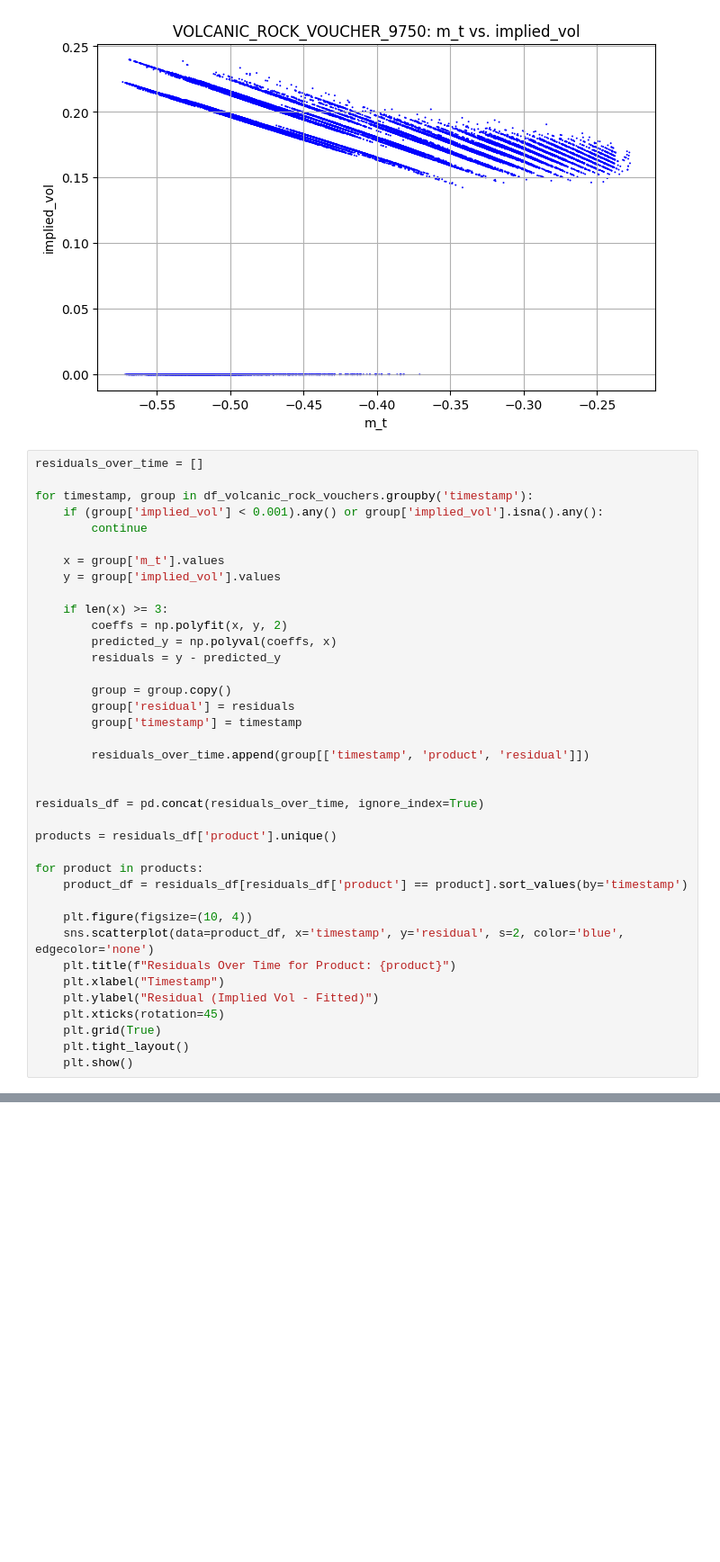
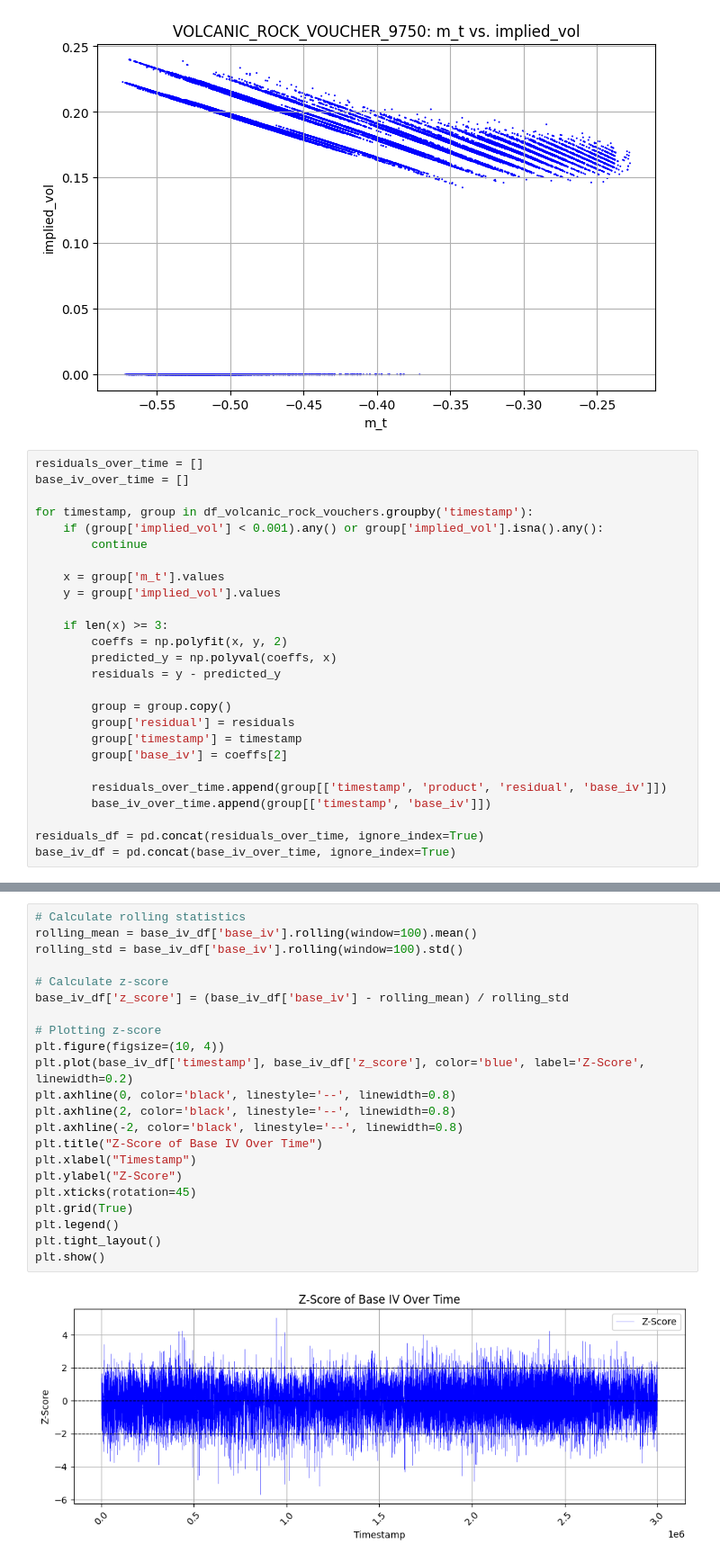
Before and after one commit to txuglassop/prosperity, a Jupyter notebook: notebooks/round3_research.ipynb, the cells around one changed output, grey strips where cells are left out. Shown at 90% size. Saved outputs shown, nothing was run; the diff lists cells and outputs as text; blank space fills up the shorter version.

```diff
--- a/notebooks/round3_research.ipynb
+++ b/notebooks/round3_research.ipynb
@@ -225,6 +225,7 @@ for product, group in df_volcanic_rock_vouchers.groupby('product'):
 [figure]
 # %%
 residuals_over_time = []
+base_iv_over_time = []
 
 for timestamp, group in df_volcanic_rock_vouchers.groupby('timestamp'):
     if (group['implied_vol'] < 0.001).any() or group['implied_vol'].isna().any():
@@ -241,23 +242,10 @@ for timestamp, group in df_volcanic_rock_vouchers.groupby('timestamp'):
         group = group.copy()
         group['residual'] = residuals
         group['timestamp'] = timestamp
+        group['base_iv'] = coeffs[2]
 
-        residuals_over_time.append(group[['timestamp', 'product', 'residual']])
-
+        residuals_over_time.append(group[['timestamp', 'product', 'residual', 'base_iv']])
+        base_iv_over_time.append(group[['timestamp', 'base_iv']])
 
 residuals_df = pd.concat(residuals_over_time, ignore_index=True)
-
-products = residuals_df['product'].unique()
-
-for product in products:
-    product_df = residuals_df[residuals_df['product'] == product].sort_values(by='timestamp')
-
-    plt.figure(figsize=(10, 4))
-    sns.scatterplot(data=product_df, x='timestamp', y='residual', s=2, color='blue', edgecolor='none')
-    plt.title(f"Residuals Over Time for Product: {product}")
-    plt.xlabel("Timestamp")
-    plt.ylabel("Residual (Implied Vol - Fitted)")
-    plt.xticks(rotation=45)
-    plt.grid(True)
-    plt.tight_layout()
-    plt.show()
+base_iv_df = pd.concat(base_iv_over_time, ignore_index=True)
@@ -269,0 +271,24 @@ for product in products:
+# %%
+# Calculate rolling statistics
+rolling_mean = base_iv_df['base_iv'].rolling(window=100).mean()
+rolling_std = base_iv_df['base_iv'].rolling(window=100).std()
+
+# Calculate z-score
+base_iv_df['z_score'] = (base_iv_df['base_iv'] - rolling_mean) / rolling_std
+
+# Plotting z-score
+plt.figure(figsize=(10, 4))
+plt.plot(base_iv_df['timestamp'], base_iv_df['z_score'], color='blue', label='Z-Score', linewidth=0.2)
+plt.axhline(0, color='black', linestyle='--', linewidth=0.8)
+plt.axhline(2, color='black', linestyle='--', linewidth=0.8)
+plt.axhline(-2, color='black', linestyle='--', linewidth=0.8)
+plt.title("Z-Score of Base IV Over Time")
+plt.xlabel("Timestamp")
+plt.ylabel("Z-Score")
+plt.xticks(rotation=45)
+plt.grid(True)
+plt.legend()
+plt.tight_layout()
+plt.show()
+# %% [output]
+[figure, added]
```
Also changed, not shown: parts of 2 cells of this notebook, 27 other files.
